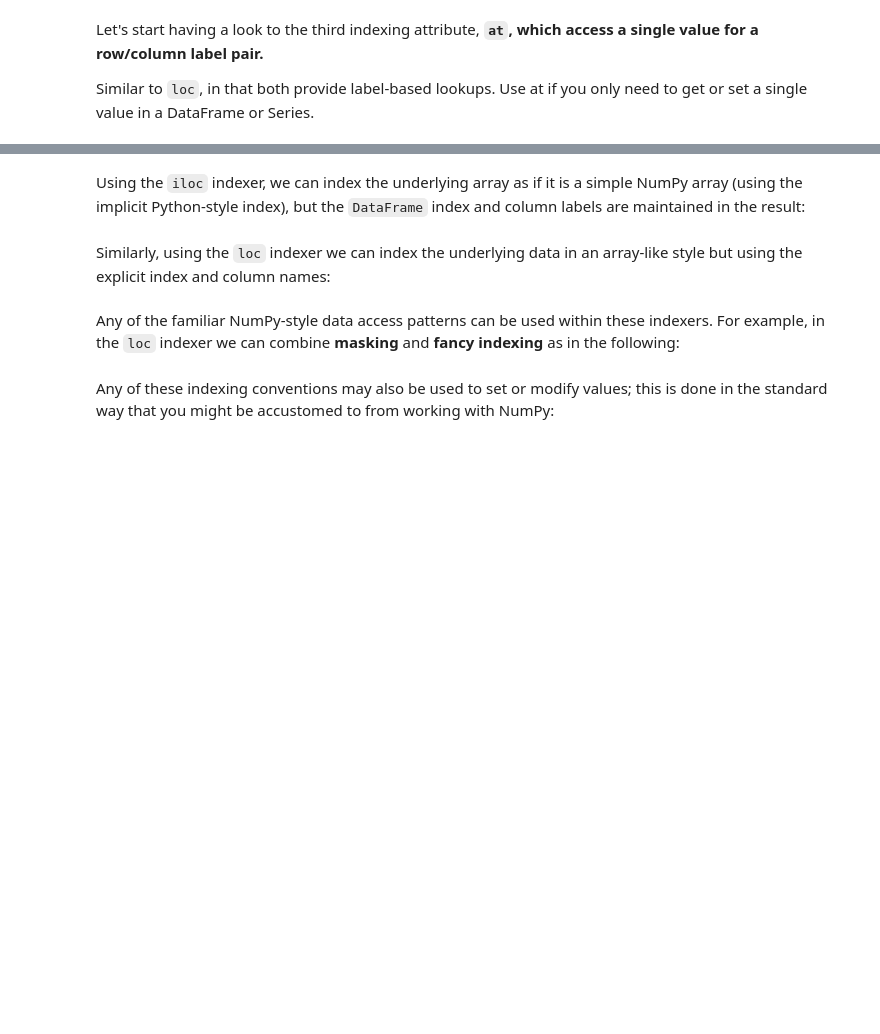
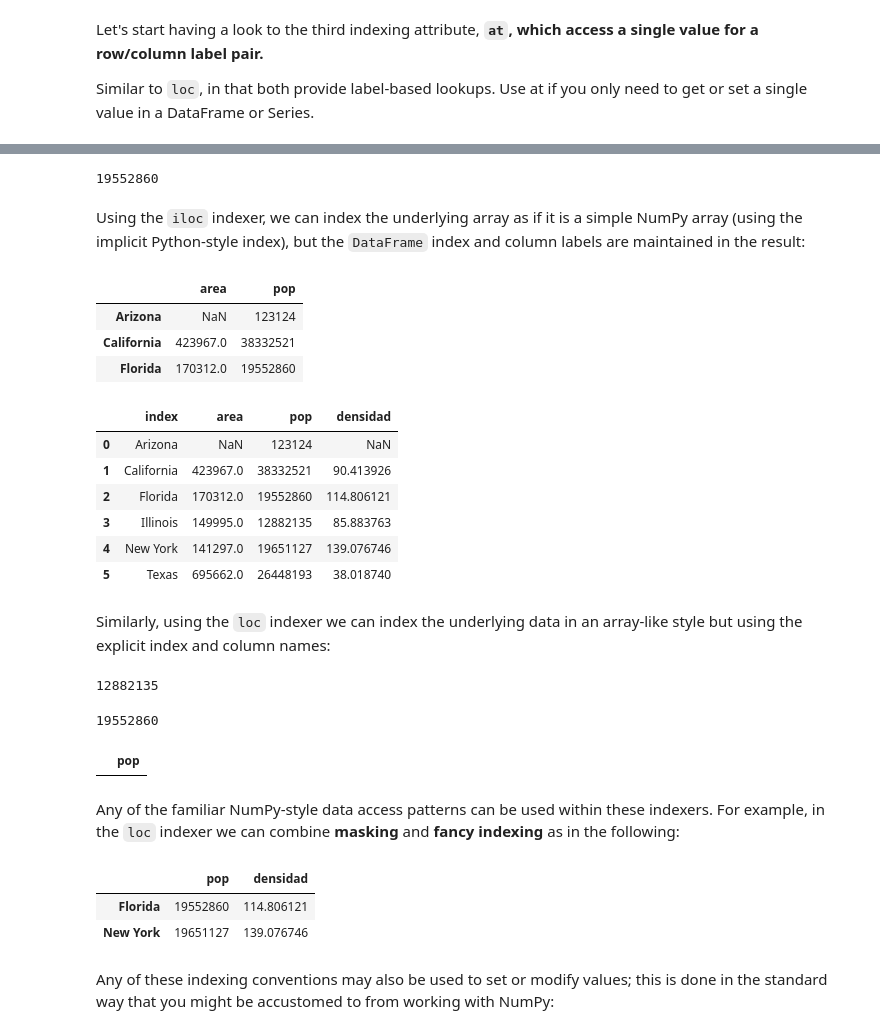
Before and after one commit to ErikaKvalem/Repositorio, a Jupyter notebook: 1-Data_Analysis/2-Pandas/Teoria/Data-Indexing-and-Selection.ipynb, the cells around one changed output, grey strips where cells are left out. Cells and saved outputs as stored; diff of their text form; code cells hidden in the pictures; blank space fills up the shorter version.

```diff
--- a/1-Data_Analysis/2-Pandas/Teoria/Data-Indexing-and-Selection.ipynb
+++ b/1-Data_Analysis/2-Pandas/Teoria/Data-Indexing-and-Selection.ipynb
@@ -319,3 +339,12 @@ df.pop is df['pop']
 In particular, you should avoid the temptation to try column assignment via attribute (i.e., **use ``data['pop'] = z`` rather than ``data.pop = z``**).
 
 Like with the ``Series`` objects discussed earlier, this dictionary-style syntax can also be used to modify the object, in this case adding a new column:
+# %%
+area = pd.Series({'California': 423967, 'Texas': 695662,
+                  'New York': 141297, 'Florida': 170312,
+                  'Illinois': 149995})
+pop = pd.Series({'California': 38332521, 'Texas': 26448193,
+                 'New York': 19651127, 'Florida': 19552860,
+                 'Illinois': 12882135, "Arizona":123124})
+df = pd.DataFrame({"area" : area, "pop" : pop})
+df
@@ -322,3 +359,5 @@ Like with the ``Series`` objects discussed earlier, this dictionary-style syntax
+# %%
+df["densidad"] = df["pop"]/df["area"]
 # %% [markdown]
 This shows a preview of the straightforward syntax of element-by-element arithmetic between ``Series`` objects; we'll dig into this further in **Operating on Data in Pandas**.
 # %% [markdown]
@@ -343,3 +416,5 @@ Here Pandas again uses the ``loc``, ``iloc``, indexers mentioned earlier and ``a
 Let's start having a look to the third indexing attribute, **``at``, which access a single value for a row/column label pair.**
 
 Similar to ``loc``, in that both provide label-based lookups. Use at if you only need to get or set a single value in a DataFrame or Series.
+# %%
+prueba = df.reset_index()
@@ -346,12 +431,49 @@ Similar to ``loc``, in that both provide label-based lookups. Use at if you only
+# %%
+df.at["Florida","pop"]
+# %% [output]
+19552860
 # %% [markdown]
 Using the ``iloc`` indexer, we can index the underlying array as if it is a simple NumPy array (using the implicit Python-style index), but the ``DataFrame`` index and column labels are maintained in the result:
+# %%
+df.iloc[:3,:2] #primero filas , seugndo columnas
+# %% [output]
+|  | area | pop |
+| Arizona | NaN | 123124 |
+| California | 423967.0 | 38332521 |
+| Florida | 170312.0 | 19552860 |
+# %%
+prueba
+# %% [output]
+|  | index | area | pop | densidad |
+| 0 | Arizona | NaN | 123124 | NaN |
+| 1 | California | 423967.0 | 38332521 | 90.413926 |
+| 2 | Florida | 170312.0 | 19552860 | 114.806121 |
+| 3 | Illinois | 149995.0 | 12882135 | 85.883763 |
+| 4 | New York | 141297.0 | 19651127 | 139.076746 |
+| 5 | Texas | 695662.0 | 26448193 | 38.018740 |
 # %% [markdown]
 Similarly, using the ``loc`` indexer we can index the underlying data in an array-like style but using the explicit index and column names:
+# %%
+prueba.loc[3,"pop"] # por nombre
+# %% [output]
+12882135
+# %%
+df.at["Florida","pop"]
+# %% [output]
+19552860
+# %%
+df.loc["California": "Arizona", ["pop"]]
+# %% [output]
+|  | pop |
 # %% [markdown]
 Any of the familiar NumPy-style data access patterns can be used within these indexers.
 For example, in the ``loc`` indexer we can combine **masking** and **fancy indexing** as in the following:
 # %%
-df.loc[df.density > 100, ['pop', 'density']] # primero filas, segundo columnas
+df.loc[df.densidad > 100, ['pop', 'densidad']] # primero filas, segundo columnas
+# %% [output]
+|  | pop | densidad |
+| Florida | 19552860 | 114.806121 |
+| New York | 19651127 | 139.076746 |
 # %% [markdown]
 Any of these indexing conventions may also be used to set or modify values; this is done in the standard way that you might be accustomed to from working with NumPy:
 # %% [markdown]
```
Also changed, not shown: parts of 12 cells of this notebook, 1 other file.
